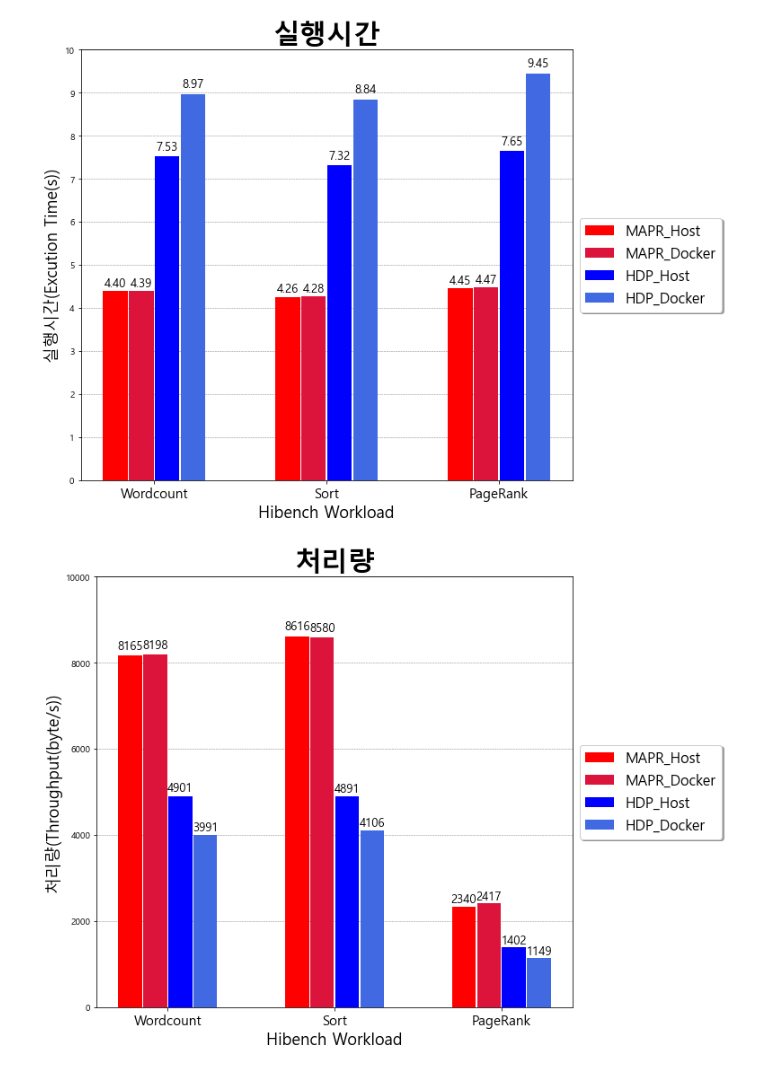
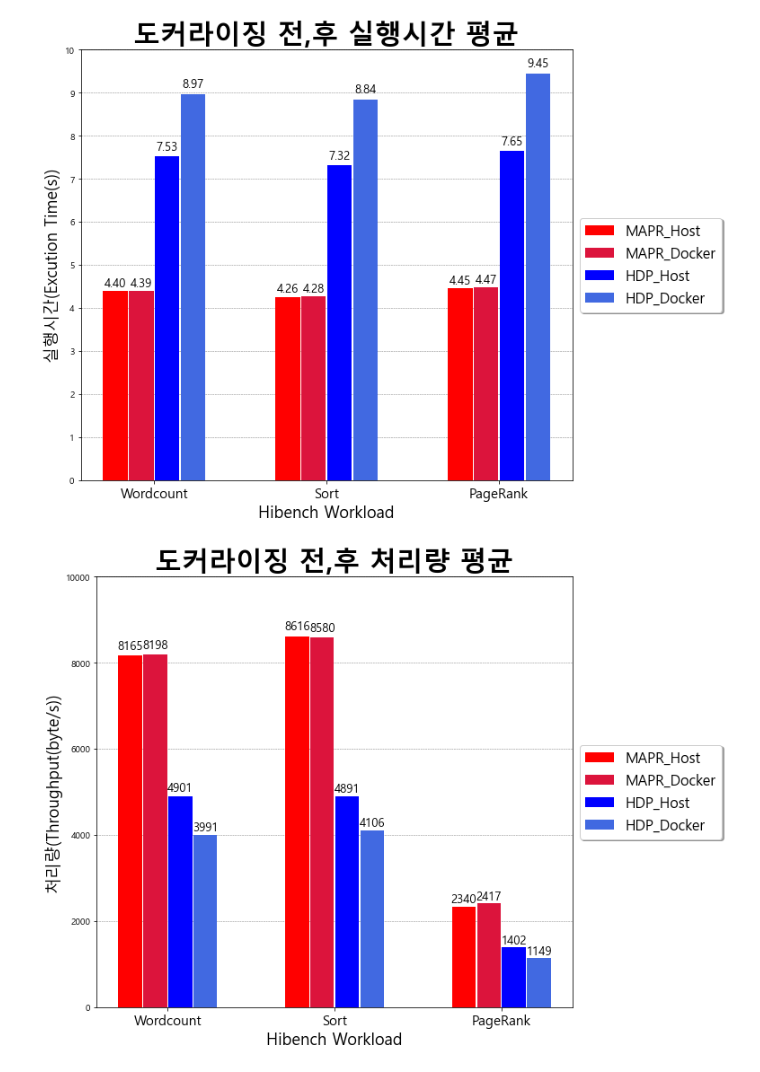
Before and after one commit to jaedeokhan/Dockerizing_Visualization, a Jupyter notebook: mapr_hdp_result.ipynb, the cells around one changed output. Saved outputs shown, nothing was run; the diff lists cells and outputs as text; code cells hidden in the pictures.

```diff
--- a/mapr_hdp_result.ipynb
+++ b/mapr_hdp_result.ipynb
@@ -32,7 +32,7 @@ def main():
     ax.set_xticks(range(len(xticks)))
     ax.set_xticklabels(xticks, fontsize=15)
     ax.set_xlabel('Hibench Workload', fontsize=18)
-    ax.set_title('실행시간', fontsize=30, fontweight='bold')
+    ax.set_title('도커라이징 전,후 실행시간 평균', fontsize=30, fontweight='bold')
     #### 5. y축 세부설정
     ax.set_ylim([0, 10])
     ax.set_yticks([0, 1, 2, 3, 4, 5, 6, 7, 8, 9, 10])
@@ -49,34 +49,34 @@ def main():
     ax.set_axisbelow(True)
     ax.yaxis.grid(True, color='gray', linestyle='dashed', linewidth=0.5)
 
     #### 8. 그래프 저장하고 출력하기
     plt.tight_layout()
     plt.savefig('ex_barplot.png', format='png', dpi=80)
     plt.show()
 
 def compute_pos(xticks, width, i, models):
     index = np.arange(len(xticks))
     n = len(models)
     correction = i-0.5*(n-1)
     return index + width*correction
 
 def present_height(ax, bar):
     for rect in bar:
         height = rect.get_height()
         posx = rect.get_x()+rect.get_width()*0.5
         posy = height*1.01
         ax.text(posx, posy, '%.2f' % height, rotation=0, ha='center',va='bottom', fontsize=13)
 # def present_width(ax, bar):
 #     for rect in bar:
 #         width = rect.get_width()
 #         posx = width*1.01
 #         posy = rect.get_y()+rect.get_height()*0.5
 #         ax.text(posx, posy, '%.2f' % width, rotation=45, ha='left', va='center', fontsize=23)
 
 if __name__=='__main__':
     main()
 # %% [output]
-[figure, old version]
+[figure, new version]
 # %%
 import pandas as pd
 import numpy as np
@@ -111,7 +111,7 @@ def main():
     ax.set_xticks(range(len(xticks)))
     ax.set_xticklabels(xticks, fontsize=15)
     ax.set_xlabel('Hibench Workload', fontsize=18)
-    ax.set_title('처리량', fontsize=30, fontweight='bold')
+    ax.set_title('도커라이징 전,후 처리량 평균', fontsize=30, fontweight='bold')
     #### 5. y축 세부설정
     ax.set_ylim([0, 10000])
     ax.set_yticks([0, 2000, 4000, 6000, 8000, 10000])
@@ -155,4 +155,4 @@ def present_height(ax, bar):
 if __name__=='__main__':
     main()
 # %% [output]
-[figure, old version]
+[figure, new version]
```
Also changed, not shown: 1 other file.
